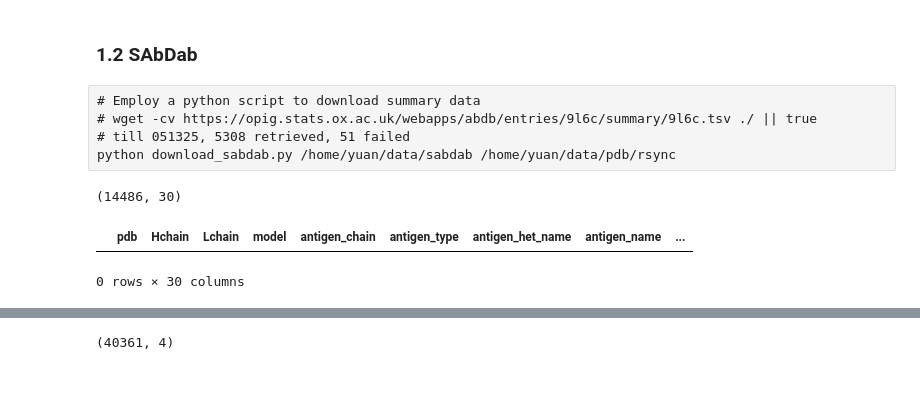
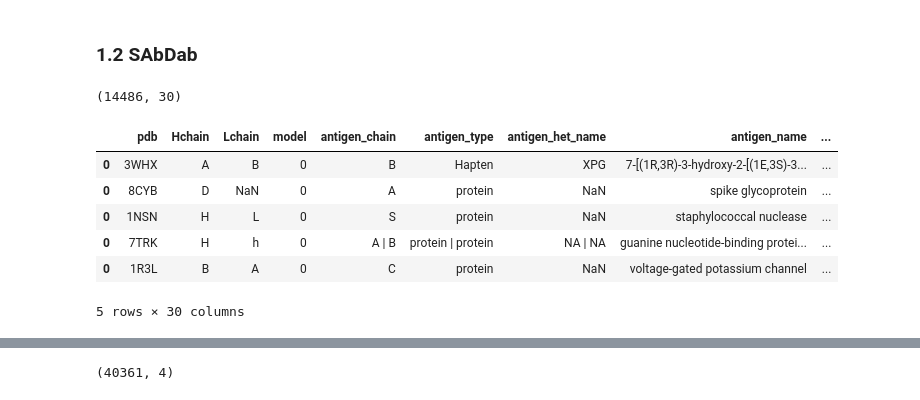
Before and after one commit to protein-design/antibody-antigen-complex, a Jupyter notebook: stat_db.ipynb, the cells around one changed output, grey strips where cells are left out. Saved outputs shown, nothing was run; the diff lists cells and outputs as text; code cells hidden in the pictures.

Commit message:
label data

```diff
--- a/stat_db.ipynb
+++ b/stat_db.ipynb
@@ -82,29 +82,29 @@ aacdb.head()
 | 4 | 1A2Y | 0 | A | antibody |
 # %% [markdown]
 ### 1.2 SAbDab
-# %% [raw]
-# Employ a python script to download summary data
-# wget -cv https://opig.stats.ox.ac.uk/webapps/abdb/entries/9l6c/summary/9l6c.tsv ./ || true
-# till 051325, 5308 retrieved, 51 failed
-python download_sabdab.py /home/yuan/data/sabdab /home/yuan/data/pdb/rsync
 # %%
 from src.dir import Dir
 
 sabdab_raw, n = [], 0
 file_iter = Dir('/home/yuan/data/sabdab/summary').recrusive_files()
 for path in file_iter:
     if path.endswith('.tsv'):
         df = pd.read_csv(path, sep='\t')
         if len(df) > 0:
             sabdab_raw.append(df)
 sabdab_raw = pd.concat(sabdab_raw, axis=0)
 sabdab_raw['pdb'] = sabdab_raw['pdb'].str.upper()
 sabdab_summary = sabdab_raw[~sabdab_raw['antigen_chain'].isna()]
 # sabdab_summary = sabdab_summary[~(sabdab_summary['antigen_type']=='Hapten')]
 # sabdab_summary[(sabdab_summary['Hchain'].isna()) & (sabdab_summary['Lchain'].isna())]
 print(sabdab_summary.shape)
-sabdab_summary.head(n)
+sabdab_summary.head()
 # %% [output]
 (14486, 30)
 |  | pdb | Hchain | Lchain | model | antigen_chain | antigen_type | antigen_het_name | antigen_name | ... |
+| 0 | 3WHX | A | B | 0 | B | Hapten | XPG | 7-[(1R,3R)-3-hydroxy-2-[(1E,3S)-3... | ... |
+| 0 | 8CYB | D | NaN | 0 | A | protein | NaN | spike glycoprotein | ... |
+| 0 | 1NSN | H | L | 0 | S | protein | NaN | staphylococcal nuclease | ... |
+| 0 | 7TRK | H | h | 0 | A | B | protein | protein | NA | NA | guanine nucleotide-binding protei... | ... |
+| 0 | 1R3L | B | A | 0 | C | protein | NaN | voltage-gated potassium channel | ... |
-0 rows × 30 columns
+5 rows × 30 columns
```
Also changed, not shown: parts of 18 cells of this notebook, 51 other files.
